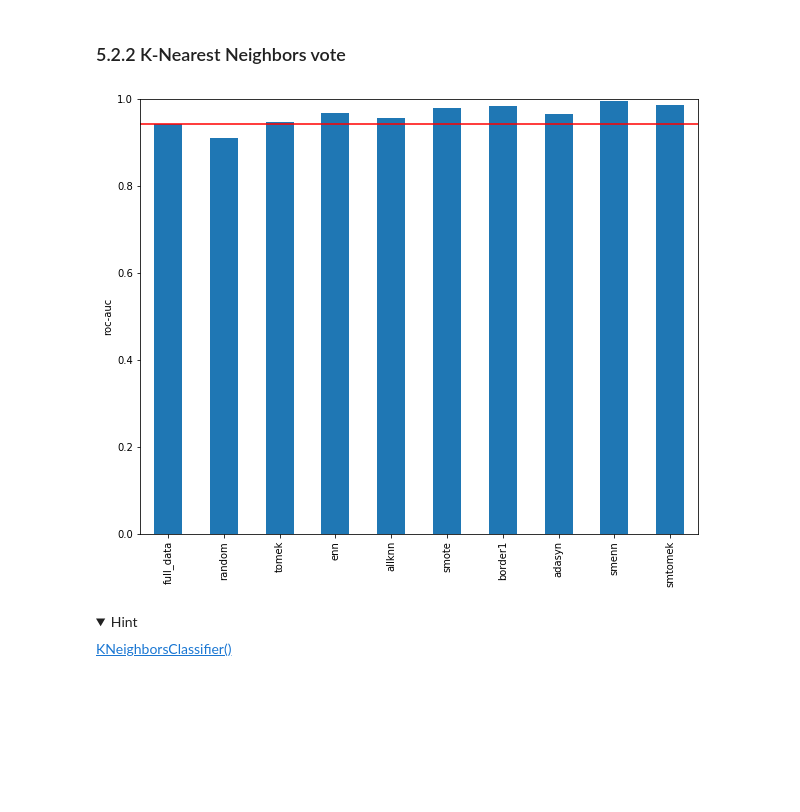
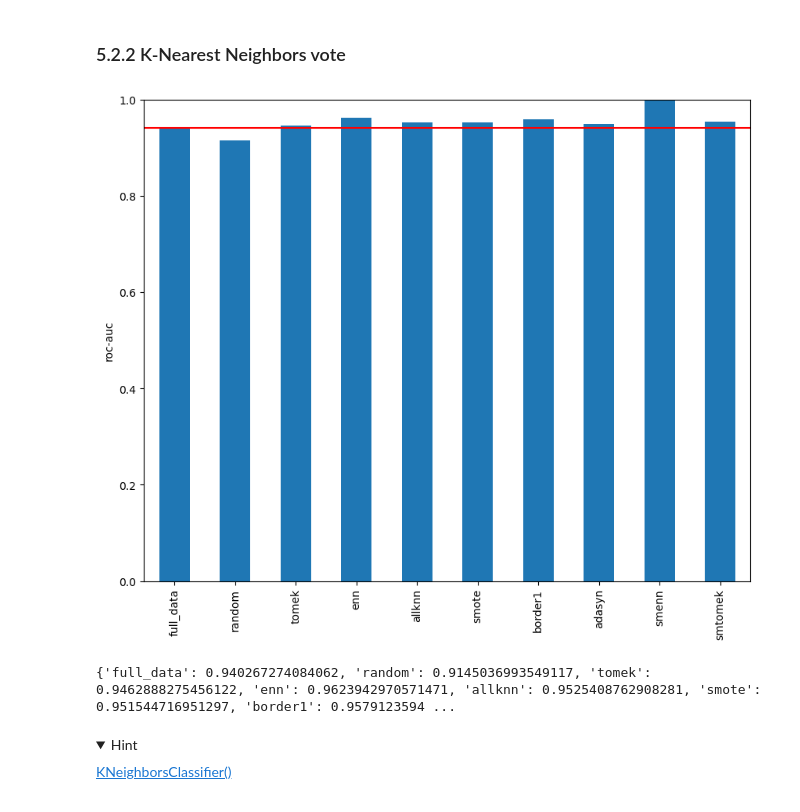
Before and after one commit to ngohongthai/ml-labs, a Jupyter notebook: classification/assignment_2/asm2.ipynb, the cells around one changed output. Saved outputs shown, nothing was run; the diff lists cells and outputs as text; code cells hidden in the pictures; folded sections open; blank space fills up the shorter version.

```diff
--- a/classification/assignment_2/asm2.ipynb
+++ b/classification/assignment_2/asm2.ipynb
@@ -556,22 +556,22 @@ from imblearn.under_sampling import RandomUnderSampler, EditedNearestNeighbours,
 
 undersampler_dict = {
 
-    'random': ...(
+    'random': RandomUnderSampler(
         sampling_strategy='auto',
         random_state=0,
         replacement=False),
 
-    'tomek': ...(
+    'tomek': TomekLinks(
         sampling_strategy='auto',
         n_jobs=4),
 
-    'enn': ...(
+    'enn': EditedNearestNeighbours(
         sampling_strategy='auto',
         n_neighbors=3,
         kind_sel='all',
         n_jobs=4),
 
-    'allknn': ...(
+    'allknn': AllKNN(
         sampling_strategy='auto',
         n_neighbors=3,
         kind_sel='all',
@@ -609,13 +609,13 @@ from sklearn.svm import SVC
 
 oversampler_dict = {
 
-    'smote': ...(
+    'smote': SMOTE(
         sampling_strategy='auto',
         random_state=0,
         k_neighbors=5,
         n_jobs=4),
 
-    'border1': ...(
+    'border1': BorderlineSMOTE(
         sampling_strategy='auto',
         random_state=0,
         k_neighbors=5,
@@ -623,7 +623,7 @@ oversampler_dict = {
         kind='borderline-1',
         n_jobs=4),
 
-    'adasyn': ...(
+    'adasyn': ADASYN(
         sampling_strategy='auto',
         random_state=0,
         n_neighbors=5,
@@ -656,7 +656,7 @@ from imblearn.combine import SMOTEENN, SMOTETomek
 
 under_oversampler_dict = {
 
-    'smenn': ...(
+    'smenn': SMOTEENN(
         sampling_strategy='auto',
         random_state=0,
         smote=SMOTE(sampling_strategy='auto', random_state=0, k_neighbors=5),
@@ -664,7 +664,7 @@ under_oversampler_dict = {
             sampling_strategy='auto', n_neighbors=3, kind_sel='all'),
         n_jobs=4),
 
-    'smtomek': ...(
+    'smtomek': SMOTETomek(
         sampling_strategy='auto',
         random_state=0,
         smote=SMOTE(sampling_strategy='auto', random_state=0, k_neighbors=5),
@@ -767,15 +767,16 @@ from sklearn.ensemble import RandomForestClassifier
 # %%
 ## Requirement 19:
 ## PUT YOUR CODE HERE:
+y_train = train['TARGET']
 
-model = ...()
-results = ..._models(model, X_train_scale, y_train, undersampler_dict, oversampler_dict, under_oversampler_dict)
+model = LogisticRegression()
+results = run_models(model, X_train_scale, y_train, undersampler_dict, oversampler_dict, under_oversampler_dict)
 
 plt.figure(figsize=(10, 8))
-pd.Series(results).plot....()
+pd.Series(results).plot.bar()
 plt.ylabel('roc-auc')
 plt.ylim(0, 1)
-plt....(results['full_data'], color='r')
+plt.axhline(results['full_data'], color='r')
 plt.show()
 
 print(results)
@@ -792,20 +794,21 @@ print(results)
 # %%
 ## Requirement 20:
 ## PUT YOUR CODE HERE:
 
-model = ...(n_neighbors=2)
-results = run_...(model, X_train_scale, y_train, undersampler_dict, oversampler_dict, ...)
+model = KNeighborsClassifier(n_neighbors=2)
+results = run_models(model, X_train_scale, y_train, undersampler_dict, oversampler_dict, under_oversampler_dict)
 
 plt.figure(figsize=(10, 8))
-pd.Series(results).plot....()
+pd.Series(results).plot.bar()
 plt.ylabel('roc-auc')
 plt.ylim(0, 1)
-plt....(...['full_data'], color='r')
+plt.axhline(results['full_data'], color='r')
 plt.show()
 
 print(results)
 # %% [output]
-[figure, old version]
+[figure, new version]
+{'full_data': 0.940267274084062, 'random': 0.9145036993549117, 'tomek': 0.9462888275456122, 'enn': 0.9623942970571471, 'allknn': 0.9525408762908281, 'smote': 0.951544716951297, 'border1': 0.9579123594 ...
 # %% [markdown]
 <details><summary> Hint </summary>
 
```
Also changed, not shown: parts of 19 cells of this notebook, 6 other files.
